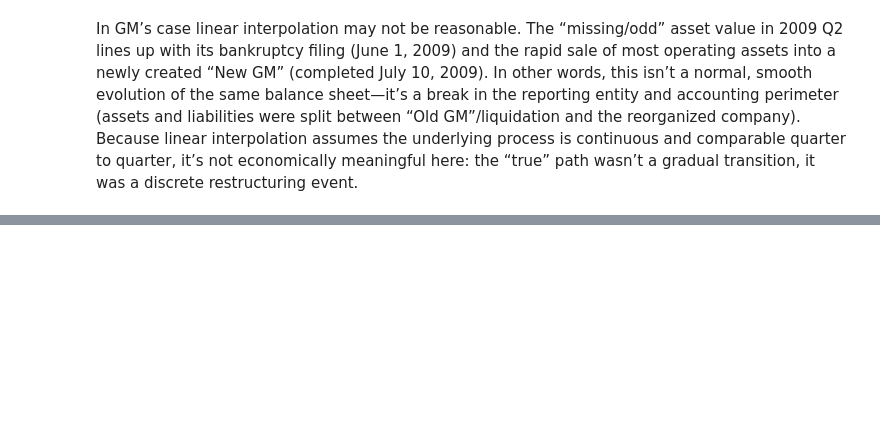
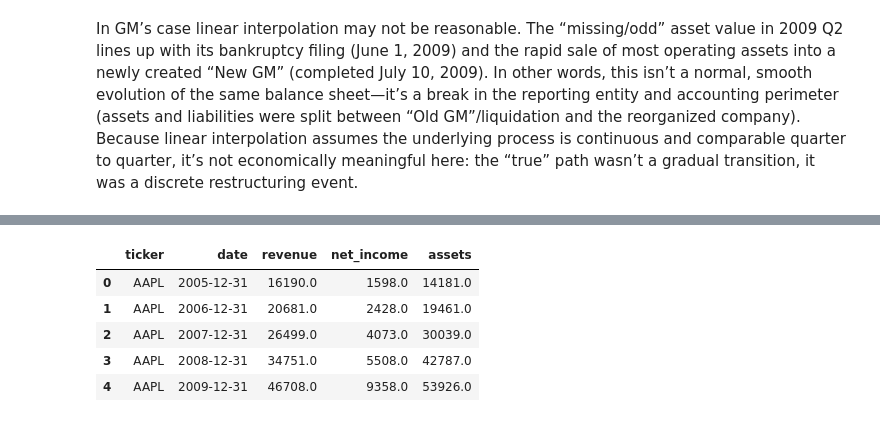
Before and after one commit to williamwuillemin/Intro-to-Progamming-Exo-6, a Jupyter notebook: Exercises_06.ipynb, the cells around one changed output, grey strips where cells are left out. Cells and saved outputs as stored; diff of their text form; code cells hidden in the pictures; blank space fills up the shorter version.

```diff
--- a/Exercises_06.ipynb
+++ b/Exercises_06.ipynb
@@ -353,0 +434,8 @@ print(f"New Data Type: {df['date'].dtype}")
+# %%
+# Define which math to apply to which column (annual data for each variable)
+df_annual = df.groupby('ticker').resample('YE').agg({
+    'revenue': 'sum',
+    'net_income': 'sum',
+    'assets': 'last'
+})
+df_annual.head()
@@ -353,0 +465,12 @@ print(f"New Data Type: {df['date'].dtype}")
+# %%
+# Subtask B: Full Reset
+# This turns everything into a 'flat' table, ideal for plotting or exporting to CSV
+df_flat = df_annual.reset_index()
+df_flat.head()
+# %% [output]
+|  | ticker | date | revenue | net_income | assets |
+| 0 | AAPL | 2005-12-31 | 16190.0 | 1598.0 | 14181.0 |
+| 1 | AAPL | 2006-12-31 | 20681.0 | 2428.0 | 19461.0 |
+| 2 | AAPL | 2007-12-31 | 26499.0 | 4073.0 | 30039.0 |
+| 3 | AAPL | 2008-12-31 | 34751.0 | 5508.0 | 42787.0 |
+| 4 | AAPL | 2009-12-31 | 46708.0 | 9358.0 | 53926.0 |
```
Also changed, not shown: parts of 8 cells of this notebook.
